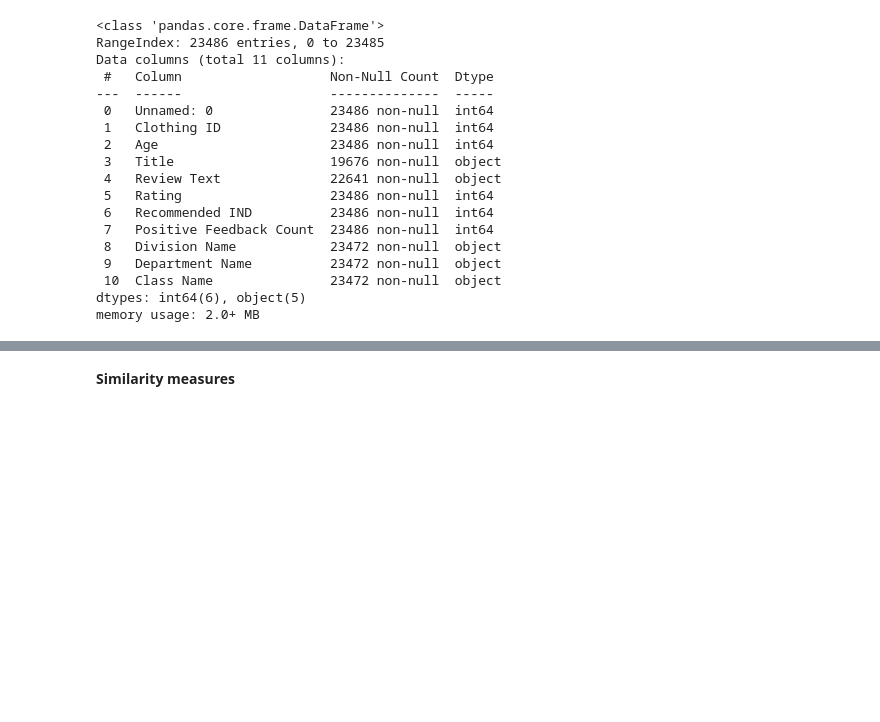
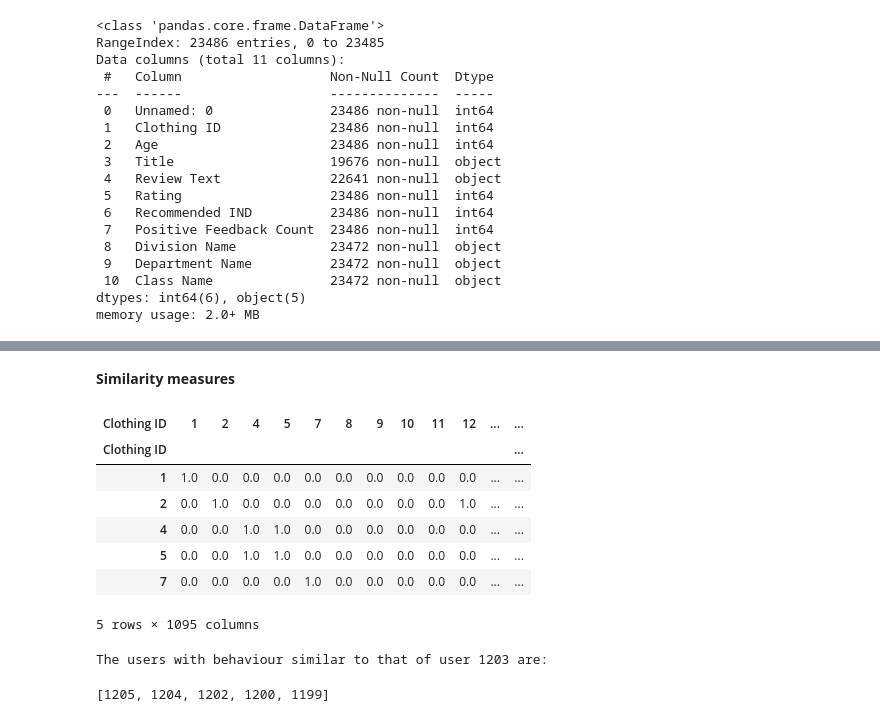
Before and after one commit to AleksandrMorozov123/Deep-learning-for-NLP, a Jupyter notebook: recommender-systems.ipynb, the cells around one changed output, grey strips where cells are left out. Saved outputs shown, nothing was run; the diff lists cells and outputs as text; code cells hidden in the pictures; blank space fills up the shorter version.

```diff
--- a/recommender-systems.ipynb
+++ b/recommender-systems.ipynb
@@ -100,0 +90,3 @@ Name: Review Text, dtype: object
+# %%
+data1 = data.dropna()
+data1.describe()
@@ -100,0 +103,5 @@ Name: Review Text, dtype: object
+# %%
+# creating the data matrrix about purchasing history
+purchase_df = (data1.groupby(['Clothing ID', 'Class Name'])['Rating'].
+               sum().unstack().reset_index().fillna(0).set_index('Clothing ID'))
+purchase_df.head()
@@ -100,0 +116,10 @@ Name: Review Text, dtype: object
+# %%
+# encoding the matrix
+def encode_units(x):
+    if x < 1: # If the quantity is less than 1
+        return 0 # Not purchased
+    if x >= 1: # If the quantity is greater than 1
+        return 1 # Purchased
+
+purchase_df = purchase_df.map(encode_units)
+purchase_df.head()
@@ -101,2 +134,2 @@ Name: Review Text, dtype: object
 # %% [markdown]
-**Similarity measures**
+****Similarity measures****
@@ -156,0 +136,40 @@ def get_recommendation_cv(product_id, df, similarity, n=10):
+# %%
+# apply cosine similarity
+user_similarities = cosine_similarity(purchase_df)
+user_similarity_data = pd.DataFrame(user_similarities,
+                                    index = purchase_df.index,columns=purchase_df.index)
+user_similarity_data.head()
+# %% [output]
+| Clothing ID | 1 | 2 | 4 | 5 | 7 | 8 | 9 | 10 | 11 | 12 | ... | ... |
+| Clothing ID |  |  |  |  |  |  |  |  |  |  |  | ... |
+| 1 | 1.0 | 0.0 | 0.0 | 0.0 | 0.0 | 0.0 | 0.0 | 0.0 | 0.0 | 0.0 | ... | ... |
+| 2 | 0.0 | 1.0 | 0.0 | 0.0 | 0.0 | 0.0 | 0.0 | 0.0 | 0.0 | 1.0 | ... | ... |
+| 4 | 0.0 | 0.0 | 1.0 | 1.0 | 0.0 | 0.0 | 0.0 | 0.0 | 0.0 | 0.0 | ... | ... |
+| 5 | 0.0 | 0.0 | 1.0 | 1.0 | 0.0 | 0.0 | 0.0 | 0.0 | 0.0 | 0.0 | ... | ... |
+| 7 | 0.0 | 0.0 | 0.0 | 0.0 | 1.0 | 0.0 | 0.0 | 0.0 | 0.0 | 0.0 | ... | ... |
+5 rows × 1095 columns
+# %%
+# create function for getting recommendations
+
+def fetch_similar_users(user_id,k=5):
+    # separating data rows for the entered user id
+    user_similarity = user_similarity_data[user_similarity_data.index == user_id]
+    # a data of all other users
+    other_users_similarities = user_similarity_data[user_similarity_data.
+    index != user_id]
+    # calcuate cosine similarity between user and each other user
+    similarities = cosine_similarity(user_similarity,other_users_similarities)[0].tolist()
+    user_indices = other_users_similarities.index.tolist()
+    index_similarity_pair = dict(zip(user_indices, similarities))
+    # sort by similarity
+    sorted_index_similarity_pair = sorted(index_similarity_pair.items(),reverse = True)
+    top_k_users_similarities = sorted_index_similarity_pair[:k]
+    similar_users = [u[0] for u in top_k_users_similarities]
+    print('The users with behaviour similar to that of user {0} are:'.format(user_id))
+    return similar_users
+
+similar_users = fetch_similar_users(1203)
+similar_users
+# %% [output]
+The users with behaviour similar to that of user 1203 are:
+[1205, 1204, 1202, 1200, 1199]
```
Also changed, not shown: parts of 14 cells of this notebook.
